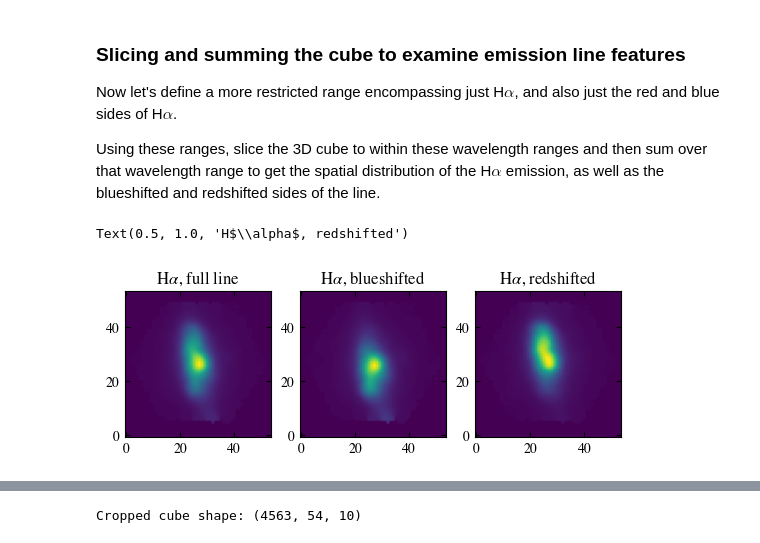
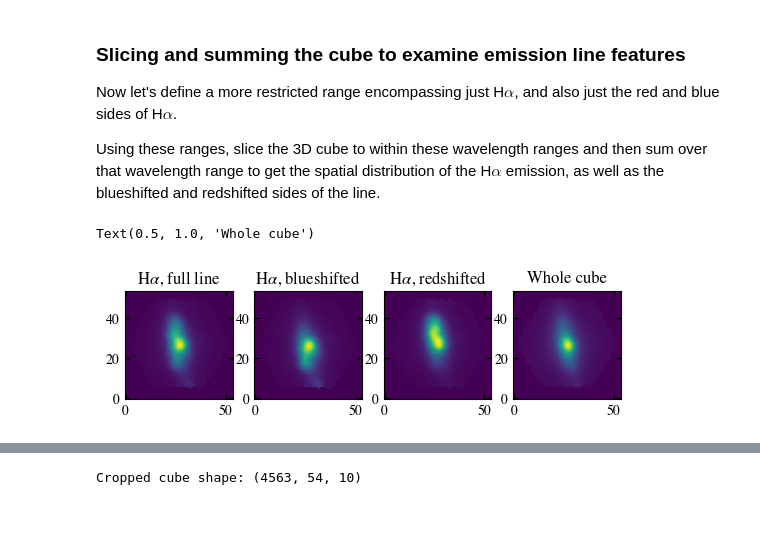
Before and after one commit to astropgh/python-boot-camp-2023, a Jupyter notebook: notebooks/03-NumpyBasics/solutions/solutions_numpy-basics-2.ipynb, the cells around one changed output, grey strips where cells are left out. Cells and saved outputs as stored; diff of their text form; code cells hidden in the pictures; blank space fills up the shorter version.

```diff
--- a/notebooks/03-NumpyBasics/solutions/solutions_numpy-basics-2.ipynb
+++ b/notebooks/03-NumpyBasics/solutions/solutions_numpy-basics-2.ipynb
@@ -288,19 +288,25 @@ flux_map_ha = np.sum(flux_cube[ha_inds[0]:ha_inds[1],:,:], axis=0) # COMPLETE TH
 flux_map_ha_blue = np.sum(flux_cube[ha_blue_inds[0]:ha_blue_inds[1],:,:], axis=0) # COMPLETE THIS LINE OF CODE
 flux_map_ha_red = np.sum(flux_cube[ha_red_inds[0]:ha_red_inds[1],:,:], axis=0) # COMPLETE THIS LINE OF CODE
 # %%
-# Plot the Halpha full line, blueshifted, and redshifted maps
+# Plot the Halpha full line, blueshifted, and redshifted maps,
+# and the whole cube collapsed for reference
 
-f, axes = plt.subplots(1,3)
+f, axes = plt.subplots(1,4)
 
 axes[0].imshow(flux_map_ha, origin="lower")
 axes[0].set_title(r'H$\alpha$, full line')
 axes[1].imshow(flux_map_ha_blue, origin="lower")
 axes[1].set_title(r'H$\alpha$, blueshifted')
 axes[2].imshow(flux_map_ha_red, origin="lower")
 axes[2].set_title(r'H$\alpha$, redshifted')
+
+# Also collapse the flux_cube over the whole wavelength array:
+# Reminder: axes order [wavelength, y, x]
+axes[3].imshow(np.sum(flux_cube, axis=0), origin="lower") # COMPLETE THIS LINE OF CODE
+axes[3].set_title(r'Whole cube')
 # %% [output]
-Text(0.5, 1.0, 'H$\\alpha$, redshifted')
+Text(0.5, 1.0, 'Whole cube')
-[figure, old version]
+[figure, new version]
 # %% [markdown]
 ### Extracting a pseudoslit spectrum
 
```
Also changed, not shown: parts of 18 cells of this notebook, 1 other file.
